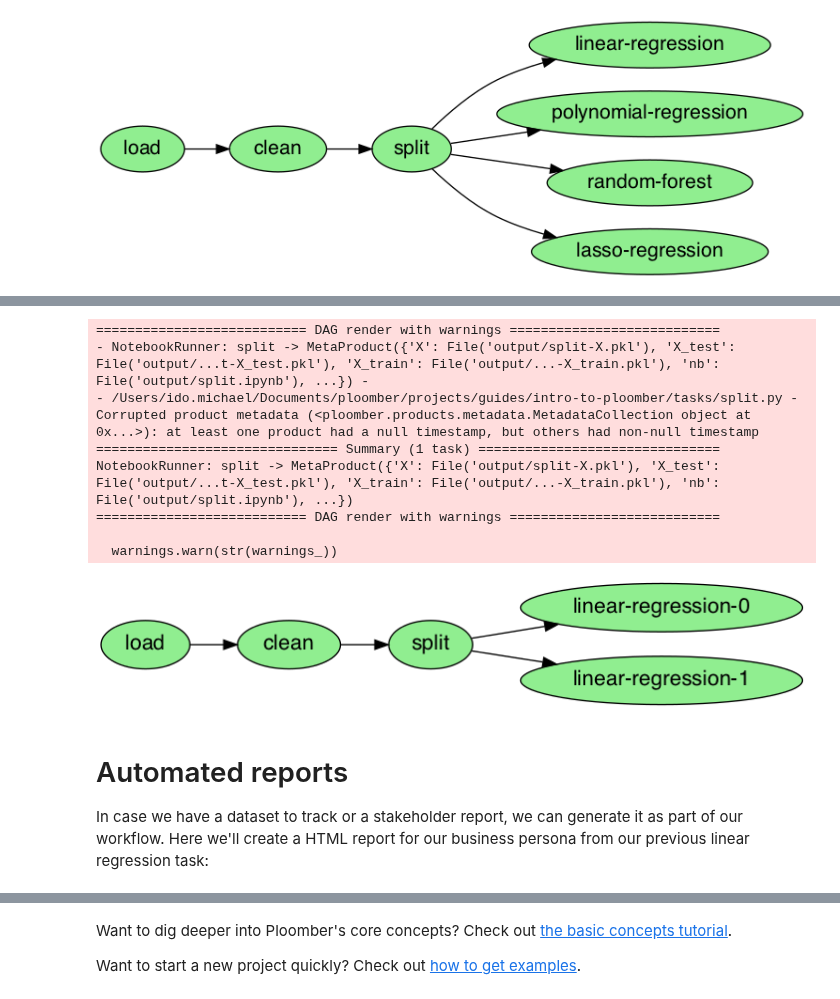
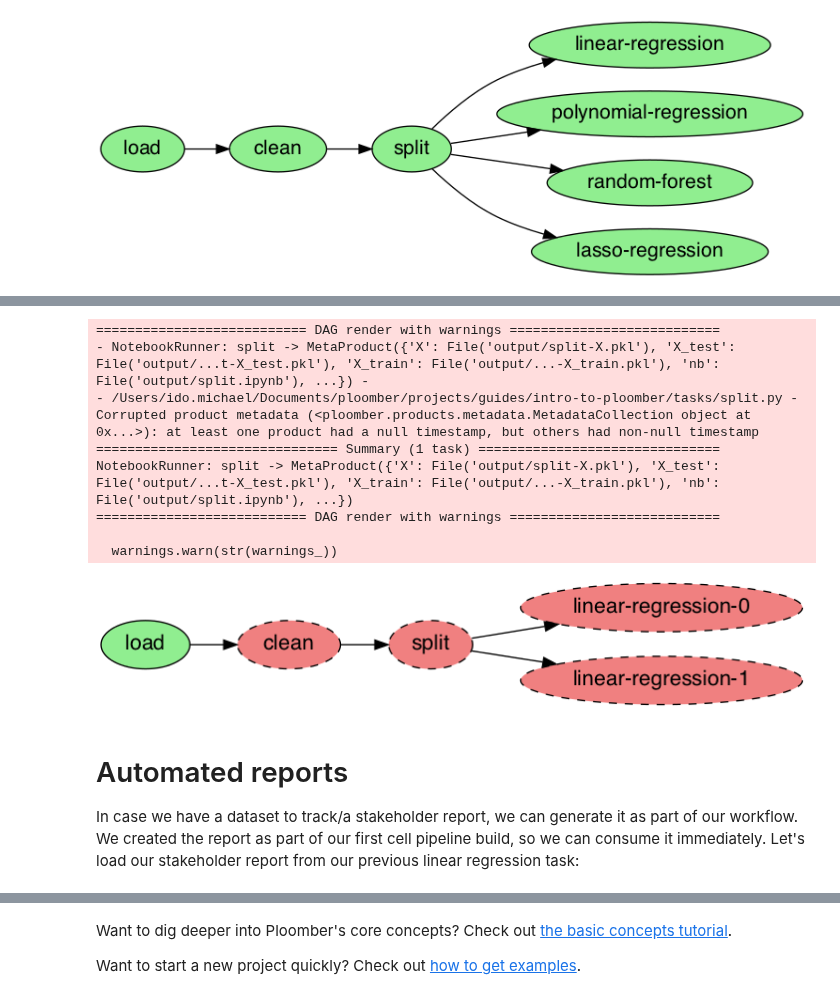
Before and after one commit to ploomber/projects, a Jupyter notebook: guides/intro-to-ploomber/README.ipynb, the cells around one changed output, grey strips where cells are left out. Cells and saved outputs as stored; diff of their text form; code cells hidden in the pictures.

```diff
--- a/guides/intro-to-ploomber/README.ipynb
+++ b/guides/intro-to-ploomber/README.ipynb
@@ -59,20 +55,16 @@ dag.plot()
 # %%
 from ploomber.spec import DAGSpec
 spec = DAGSpec('./pipeline-parameterization.yaml')
 dag = spec.to_dag()
-status = dag.status()
-_ = dag.build(force=True)
+dag.plot()
 # %% [output]
 =========================== DAG render with warnings ===========================
 - NotebookRunner: split -> MetaProduct({'X': File('output/split-X.pkl'), 'X_test': File('output/...t-X_test.pkl'), 'X_train': File('output/...-X_train.pkl'), 'nb': File('output/split.ipynb'), ...}) -
 - /Users/ido.michael/Documents/ploomber/projects/guides/intro-to-ploomber/tasks/split.py -
 Corrupted product metadata (<ploomber.products.metadata.MetadataCollection object at 0x...>): at least one product had a null timestamp, but others had non-null timestamp
 =============================== Summary (1 task) ===============================
 NotebookRunner: split -> MetaProduct({'X': File('output/split-X.pkl'), 'X_test': File('output/...t-X_test.pkl'), 'X_train': File('output/...-X_train.pkl'), 'nb': File('output/split.ipynb'), ...})
 =========================== DAG render with warnings ===========================
 
   warnings.warn(str(warnings_))
+[figure, added]
-# %%
-dag.plot()
-# %% [output]
-[figure, removed]
@@ -79,6 +73,7 @@ dag.plot()
 # %% [markdown]
 # Automated reports
 
-In case we have a dataset to track or a stakeholder report, we can generate it as part of our workflow.
-Here we'll create a HTML report for our business persona from our previous linear regression task:
+In case we have a dataset to track/a stakeholder report, we can generate it as part of our workflow.
+We created the report as part of our first cell pipeline build, so we can consume it immediately.
+Let's load our stakeholder report from our previous linear regression task:
 # %%
```
Also changed, not shown: parts of 10 cells of this notebook, 5 other files.
